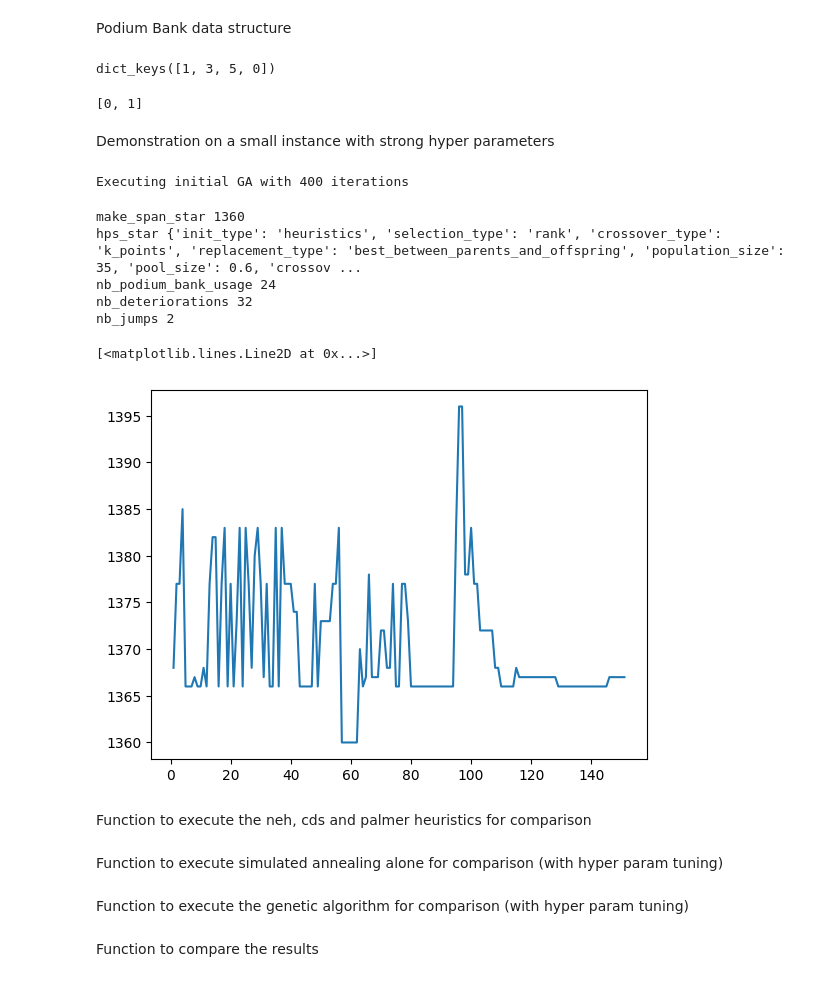
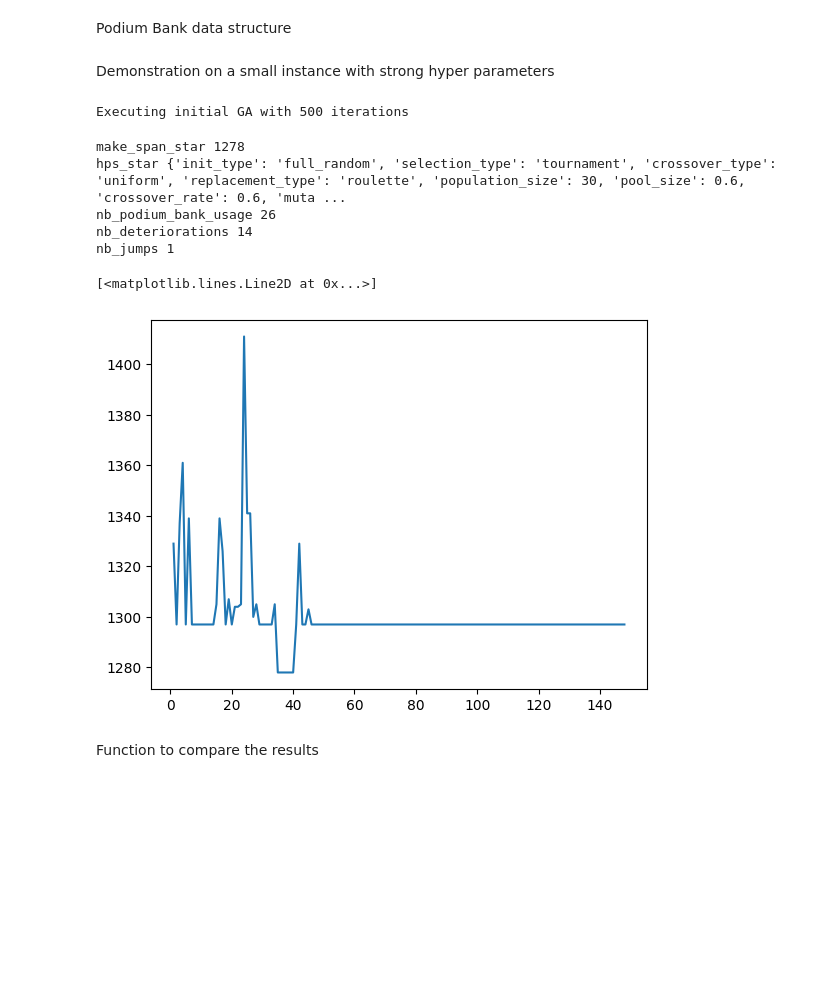
Before and after one commit to YounesBoukacem/L-SAGA, a Jupyter notebook: LSAGA_notebook.ipynb, the cells around one changed output. Cells and saved outputs as stored; diff of their text form; code cells hidden in the pictures; blank space fills up the shorter version.

Commit message:
stable testing version with manually tuned hyper parameters

```diff
--- a/LSAGA_notebook.ipynb
+++ b/LSAGA_notebook.ipynb
@@ -70,14 +72,13 @@ class PodiumBank:
         self.bank = list()
         self.size = size
 
-
     def insert(self, ms_hps): #make_span hyper_parameter_state tuple
-        if len(self.bank) == 0:
-            self.bank.append(ms_hps)
-        else:
             insertion_index = -1
             for i in range(len(self.bank)):
                 if ms_hps[0]<self.bank[i][0]:
                     insertion_index = i
+                    break
             if insertion_index != -1:
                 self.bank = self.bank[:i] + [ms_hps] + self.bank[i:self.size-1]
+            elif len(self.bank) < self.size:
+                 self.bank.append(ms_hps)
@@ -86,13 +84,0 @@ set([1,2,3,4]).discard(4)
-# %%
-d = {1:2, 3:4, 5:6}
-d[0] = 8
-d.keys()
-# %% [output]
-dict_keys([1, 3, 5, 0])
-# %%
-nb_jobs = 20
-k_mms = (0.01, 0.1, 0.01)
-k_values = [int(nb_jobs * (k_mms[0]+i*k_mms[2])) for i in range(int((k_mms[1]-k_mms[0])/k_mms[2])+1)]
-list(set(k_values))
-# %% [output]
-[0, 1]
@@ -743,34 +731,33 @@ class LSAGA:
 Demonstration on a small instance with strong hyper parameters
 # %%
 tai_inst = load_tai(20, 5)
-hh = LSAGA(tai_inst[1],
+hh = LSAGA(tai_inst[0],
            variety_degree=5,
            num_hyper_params_neigh_window=2, #numeric hyper-parameters neighboring window size
            cat_neigh_ratio=0.4,
            podium_banck_size=5)
 hh.optim(T=1,
-         T_min=0.001,
+         T_min=0.008,
          alpha=0.9, # decay factor
          beta=100, # exploration factor
-         nb_iter=150,
+         nb_iter=170,
          length_palier=3,
          jump_rate=0.05,
          jump_ratio=1.15,
-         trace=True)
+         trace=True
+        )
 print('make_span_star', hh.make_span_star)
 print('hps_star', hh.hps_star)
 print('nb_podium_bank_usage', hh.nb_podium_bank_usage)
 print('nb_deteriorations', hh.nb_deteriorations)
 print('nb_jumps', hh.nb_jumps)
 plt.plot(range(1, len(hh.current_make_span_trace)+1), hh.current_make_span_trace)
 # %% [output]
-Executing initial GA with 400 iterations
+Executing initial GA with 500 iterations
-make_span_star 1360
-hps_star {'init_type': 'heuristics', 'selection_type': 'rank', 'crossover_type': 'k_points', 'replacement_type': 'best_between_parents_and_offspring', 'population_size': 35, 'pool_size': 0.6, 'crossov ...
-nb_podium_bank_usage 24
-nb_deteriorations 32
-nb_jumps 2
+make_span_star 1278
+hps_star {'init_type': 'full_random', 'selection_type': 'tournament', 'crossover_type': 'uniform', 'replacement_type': 'roulette', 'population_size': 30, 'pool_size': 0.6, 'crossover_rate': 0.6, 'muta ...
+nb_podium_bank_usage 26
+nb_deteriorations 14
+nb_jumps 1
 [<matplotlib.lines.Line2D at 0x...>]
-[figure, old version]
+[figure, new version]
-# %% [markdown]
-Function to execute the neh, cds and palmer heuristics for comparison
@@ -799,2 +763,0 @@ def exec_heur(instances):
-# %% [markdown]
-Function to execute simulated annealing alone for comparison (with hyper param tuning)
@@ -946,2 +763,0 @@ def exec_sa(instances, n_trials=10):
-# %% [markdown]
-Function to execute the genetic algorithm for comparison (with hyper param tuning)
```
Also changed, not shown: parts of 10 cells of this notebook.
